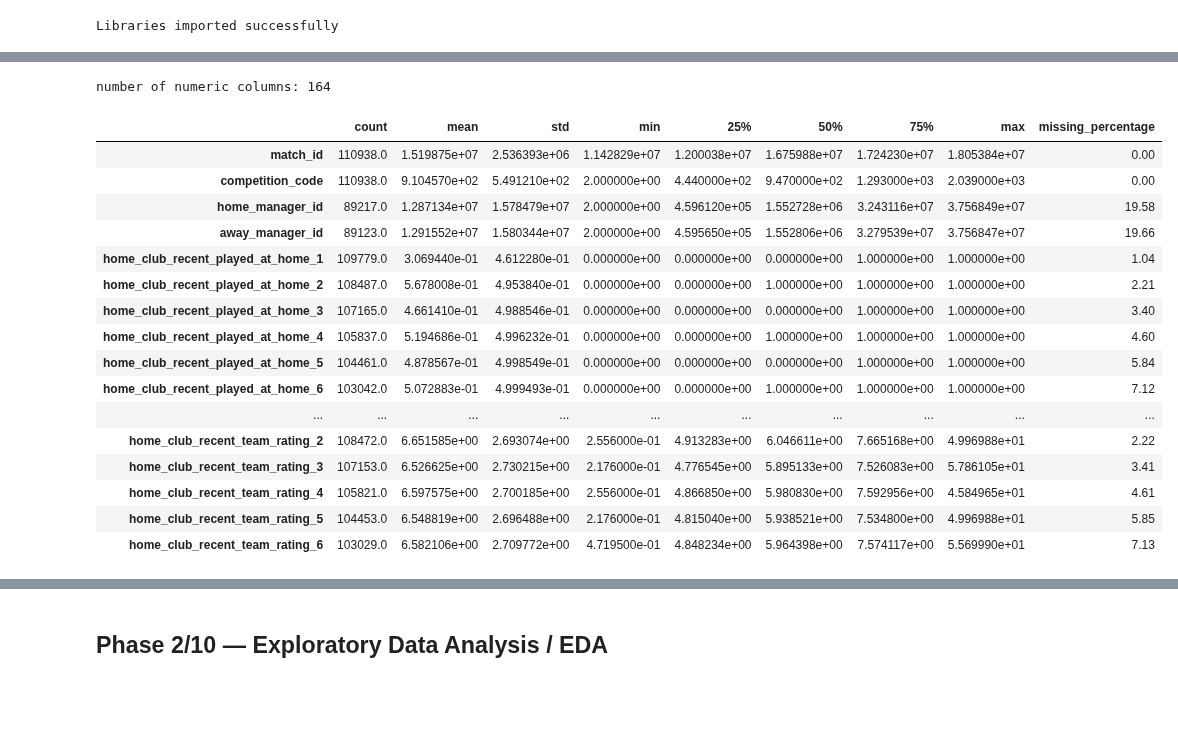
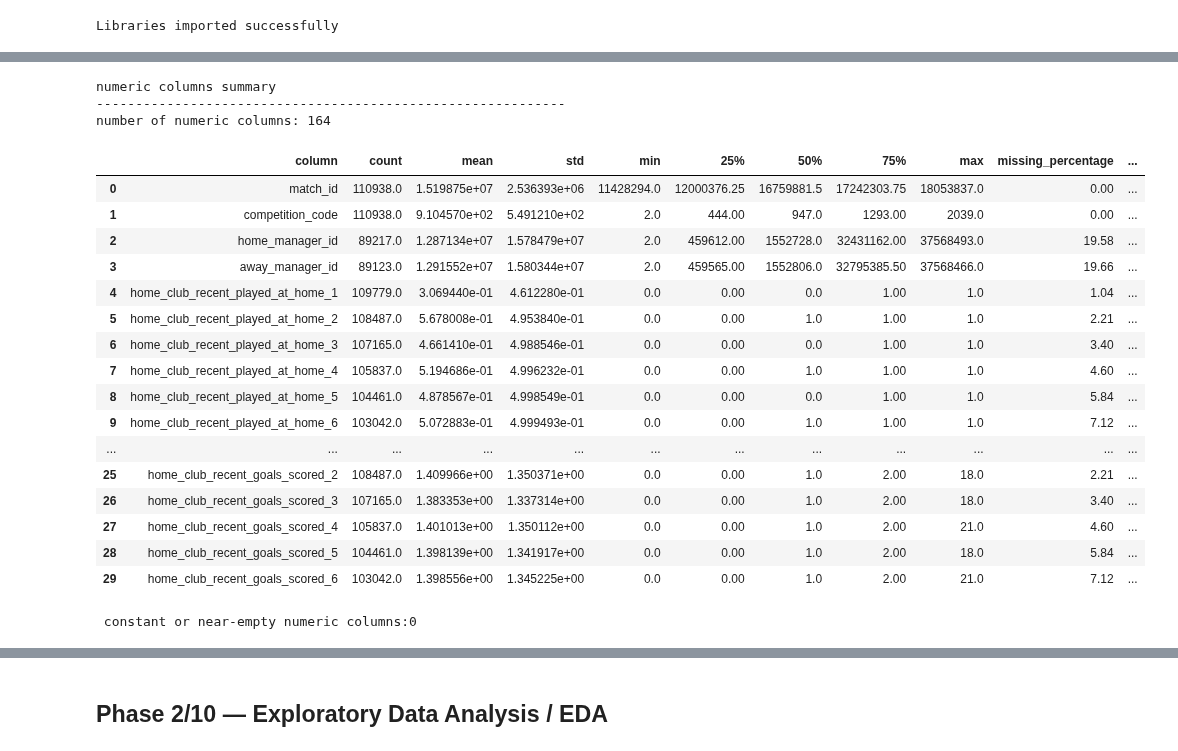
Before and after one commit to Aihan-2005/AiWithPython, a Jupyter notebook: Football_Match_Prediction/main.ipynb, the cells around one changed output, grey strips where cells are left out. Saved outputs shown, nothing was run; the diff lists cells and outputs as text; code cells hidden in the pictures; blank space fills up the shorter version.

```diff
--- a/Football_Match_Prediction/main.ipynb
+++ b/Football_Match_Prediction/main.ipynb
@@ -559,32 +827,59 @@ display(categorical_cardinality.head(50))
 # %%
 numeric_columns = df.select_dtypes(include=[np.number]).columns.tolist()
 
-print('number of numeric columns:',len(numeric_columns))
+print('numeric columns summary')
+print('-'*60)
+
+
+print(f'number of numeric columns: {len(numeric_columns):,}')
+
 
 if numeric_columns:
-    numeric_description = df[numeric_columns].describe().T
-    numeric_description['missing_percentage'] = df[numeric_columns].isna().mean().mul(100).round(2)
-    display(numeric_description.head(50))
+    numeric_description = df[numeric_columns].describe().T.reset_index()
+    numeric_description = numeric_description.rename(columns={'index':'column'})
+
+
+    numeric_description['missing_percentage'] = (
+        df[numeric_columns].isna().mean().mul(100).round(2).values
+    )
+    numeric_description['negative_count'] = [
+        (df[col]<0).sum() for col in numeric_columns
+    ]
+
+    display(numeric_description.head(30))
+
+    constant_numeric_columns = [
+        col for col in numeric_columns
+        if df[col].nunique(dropna=True) <=1
+    ]
+    print(f'\n constant or near-empty numeric columns:{len(constant_numeric_columns):,}')
+
+
+    if  constant_numeric_columns:
+        print(constant_numeric_columns)
 
 else:
     print('no numeric columns detected')
 # %% [output]
+numeric columns summary
+------------------------------------------------------------
 number of numeric columns: 164
-|  | count | mean | std | min | 25% | 50% | 75% | max | missing_percentage |
-| match_id | 110938.0 | 1.519875e+07 | 2.536393e+06 | 1.142829e+07 | 1.200038e+07 | 1.675988e+07 | 1.724230e+07 | 1.805384e+07 | 0.00 |
-| competition_code | 110938.0 | 9.104570e+02 | 5.491210e+02 | 2.000000e+00 | 4.440000e+02 | 9.470000e+02 | 1.293000e+03 | 2.039000e+03 | 0.00 |
-| home_manager_id | 89217.0 | 1.287134e+07 | 1.578479e+07 | 2.000000e+00 | 4.596120e+05 | 1.552728e+06 | 3.243116e+07 | 3.756849e+07 | 19.58 |
-| away_manager_id | 89123.0 | 1.291552e+07 | 1.580344e+07 | 2.000000e+00 | 4.595650e+05 | 1.552806e+06 | 3.279539e+07 | 3.756847e+07 | 19.66 |
-| home_club_recent_played_at_home_1 | 109779.0 | 3.069440e-01 | 4.612280e-01 | 0.000000e+00 | 0.000000e+00 | 0.000000e+00 | 1.000000e+00 | 1.000000e+00 | 1.04 |
-| home_club_recent_played_at_home_2 | 108487.0 | 5.678008e-01 | 4.953840e-01 | 0.000000e+00 | 0.000000e+00 | 1.000000e+00 | 1.000000e+00 | 1.000000e+00 | 2.21 |
-| home_club_recent_played_at_home_3 | 107165.0 | 4.661410e-01 | 4.988546e-01 | 0.000000e+00 | 0.000000e+00 | 0.000000e+00 | 1.000000e+00 | 1.000000e+00 | 3.40 |
-| home_club_recent_played_at_home_4 | 105837.0 | 5.194686e-01 | 4.996232e-01 | 0.000000e+00 | 0.000000e+00 | 1.000000e+00 | 1.000000e+00 | 1.000000e+00 | 4.60 |
-| home_club_recent_played_at_home_5 | 104461.0 | 4.878567e-01 | 4.998549e-01 | 0.000000e+00 | 0.000000e+00 | 0.000000e+00 | 1.000000e+00 | 1.000000e+00 | 5.84 |
-| home_club_recent_played_at_home_6 | 103042.0 | 5.072883e-01 | 4.999493e-01 | 0.000000e+00 | 0.000000e+00 | 1.000000e+00 | 1.000000e+00 | 1.000000e+00 | 7.12 |
-| ... | ... | ... | ... | ... | ... | ... | ... | ... | ... |
-| home_club_recent_team_rating_2 | 108472.0 | 6.651585e+00 | 2.693074e+00 | 2.556000e-01 | 4.913283e+00 | 6.046611e+00 | 7.665168e+00 | 4.996988e+01 | 2.22 |
-| home_club_recent_team_rating_3 | 107153.0 | 6.526625e+00 | 2.730215e+00 | 2.176000e-01 | 4.776545e+00 | 5.895133e+00 | 7.526083e+00 | 5.786105e+01 | 3.41 |
-| home_club_recent_team_rating_4 | 105821.0 | 6.597575e+00 | 2.700185e+00 | 2.556000e-01 | 4.866850e+00 | 5.980830e+00 | 7.592956e+00 | 4.584965e+01 | 4.61 |
-| home_club_recent_team_rating_5 | 104453.0 | 6.548819e+00 | 2.696488e+00 | 2.176000e-01 | 4.815040e+00 | 5.938521e+00 | 7.534800e+00 | 4.996988e+01 | 5.85 |
-| home_club_recent_team_rating_6 | 103029.0 | 6.582106e+00 | 2.709772e+00 | 4.719500e-01 | 4.848234e+00 | 5.964398e+00 | 7.574117e+00 | 5.569990e+01 | 7.13 |
+|  | column | count | mean | std | min | 25% | 50% | 75% | max | missing_percentage | ... |
+| 0 | match_id | 110938.0 | 1.519875e+07 | 2.536393e+06 | 11428294.0 | 12000376.25 | 16759881.5 | 17242303.75 | 18053837.0 | 0.00 | ... |
+| 1 | competition_code | 110938.0 | 9.104570e+02 | 5.491210e+02 | 2.0 | 444.00 | 947.0 | 1293.00 | 2039.0 | 0.00 | ... |
+| 2 | home_manager_id | 89217.0 | 1.287134e+07 | 1.578479e+07 | 2.0 | 459612.00 | 1552728.0 | 32431162.00 | 37568493.0 | 19.58 | ... |
+| 3 | away_manager_id | 89123.0 | 1.291552e+07 | 1.580344e+07 | 2.0 | 459565.00 | 1552806.0 | 32795385.50 | 37568466.0 | 19.66 | ... |
+| 4 | home_club_recent_played_at_home_1 | 109779.0 | 3.069440e-01 | 4.612280e-01 | 0.0 | 0.00 | 0.0 | 1.00 | 1.0 | 1.04 | ... |
+| 5 | home_club_recent_played_at_home_2 | 108487.0 | 5.678008e-01 | 4.953840e-01 | 0.0 | 0.00 | 1.0 | 1.00 | 1.0 | 2.21 | ... |
+| 6 | home_club_recent_played_at_home_3 | 107165.0 | 4.661410e-01 | 4.988546e-01 | 0.0 | 0.00 | 0.0 | 1.00 | 1.0 | 3.40 | ... |
+| 7 | home_club_recent_played_at_home_4 | 105837.0 | 5.194686e-01 | 4.996232e-01 | 0.0 | 0.00 | 1.0 | 1.00 | 1.0 | 4.60 | ... |
+| 8 | home_club_recent_played_at_home_5 | 104461.0 | 4.878567e-01 | 4.998549e-01 | 0.0 | 0.00 | 0.0 | 1.00 | 1.0 | 5.84 | ... |
+| 9 | home_club_recent_played_at_home_6 | 103042.0 | 5.072883e-01 | 4.999493e-01 | 0.0 | 0.00 | 1.0 | 1.00 | 1.0 | 7.12 | ... |
+| ... | ... | ... | ... | ... | ... | ... | ... | ... | ... | ... | ... |
+| 25 | home_club_recent_goals_scored_2 | 108487.0 | 1.409966e+00 | 1.350371e+00 | 0.0 | 0.00 | 1.0 | 2.00 | 18.0 | 2.21 | ... |
+| 26 | home_club_recent_goals_scored_3 | 107165.0 | 1.383353e+00 | 1.337314e+00 | 0.0 | 0.00 | 1.0 | 2.00 | 18.0 | 3.40 | ... |
+| 27 | home_club_recent_goals_scored_4 | 105837.0 | 1.401013e+00 | 1.350112e+00 | 0.0 | 0.00 | 1.0 | 2.00 | 21.0 | 4.60 | ... |
+| 28 | home_club_recent_goals_scored_5 | 104461.0 | 1.398139e+00 | 1.341917e+00 | 0.0 | 0.00 | 1.0 | 2.00 | 18.0 | 5.84 | ... |
+| 29 | home_club_recent_goals_scored_6 | 103042.0 | 1.398556e+00 | 1.345225e+00 | 0.0 | 0.00 | 1.0 | 2.00 | 21.0 | 7.12 | ... |
+ constant or near-empty numeric columns:0
 # %%
```
Also changed, not shown: parts of 34 cells of this notebook, 17 other files.
